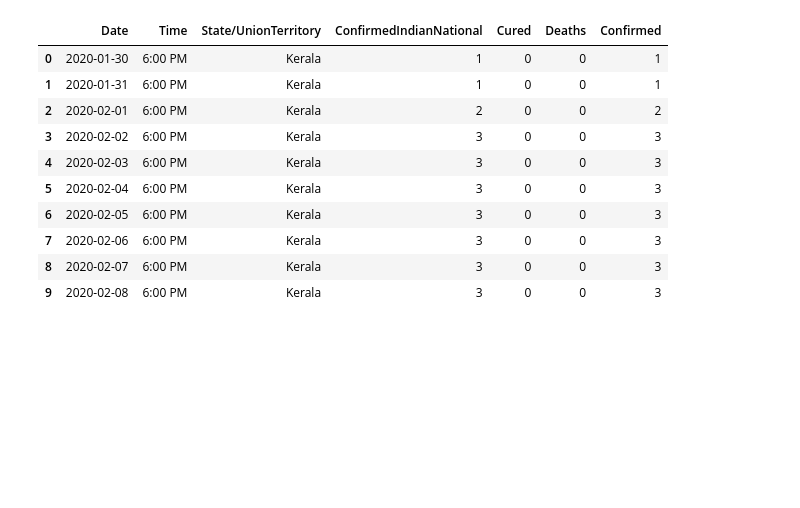
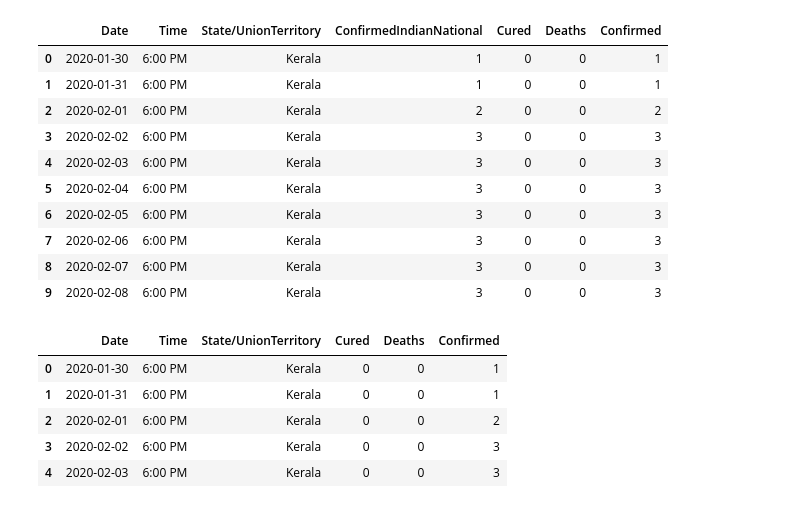
Before and after one commit to Imrkraghu/Rohit_AI_ML, a Jupyter notebook: Rohit_AI_ML/documents/Example of data analysis applied to real-world industrial problems/covid.ipynb, the cells around one changed output. Saved outputs shown, nothing was run; the diff lists cells and outputs as text; code cells hidden in the pictures; blank space fills up the shorter version.

```diff
--- a/Rohit_AI_ML/documents/Example of data analysis applied to real-world industrial problems/covid.ipynb
+++ b/Rohit_AI_ML/documents/Example of data analysis applied to real-world industrial problems/covid.ipynb
@@ -133,3 +132,14 @@ covidfile.head(10)
 | 7 | 2020-02-06 | 6:00 PM | Kerala | 3 | 0 | 0 | 3 |
 | 8 | 2020-02-07 | 6:00 PM | Kerala | 3 | 0 | 0 | 3 |
 | 9 | 2020-02-08 | 6:00 PM | Kerala | 3 | 0 | 0 | 3 |
+# %%
+covidfile["Date"] = pd.to_datetime(covidfile["Date"],format="%Y-%m-%d")
+covidfile.drop(["ConfirmedIndianNational"],inplace=True,axis=1)
+covidfile.head()
+# %% [output]
+|  | Date | Time | State/UnionTerritory | Cured | Deaths | Confirmed |
+| 0 | 2020-01-30 | 6:00 PM | Kerala | 0 | 0 | 1 |
+| 1 | 2020-01-31 | 6:00 PM | Kerala | 0 | 0 | 1 |
+| 2 | 2020-02-01 | 6:00 PM | Kerala | 0 | 0 | 2 |
+| 3 | 2020-02-02 | 6:00 PM | Kerala | 0 | 0 | 3 |
+| 4 | 2020-02-03 | 6:00 PM | Kerala | 0 | 0 | 3 |
```
Also changed, not shown: parts of 6 cells of this notebook.
